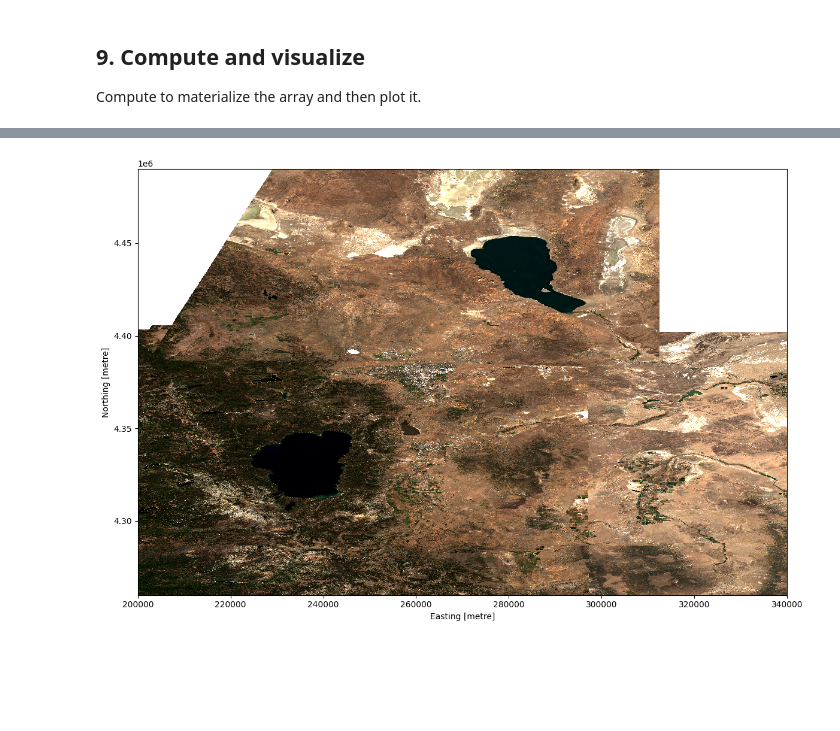
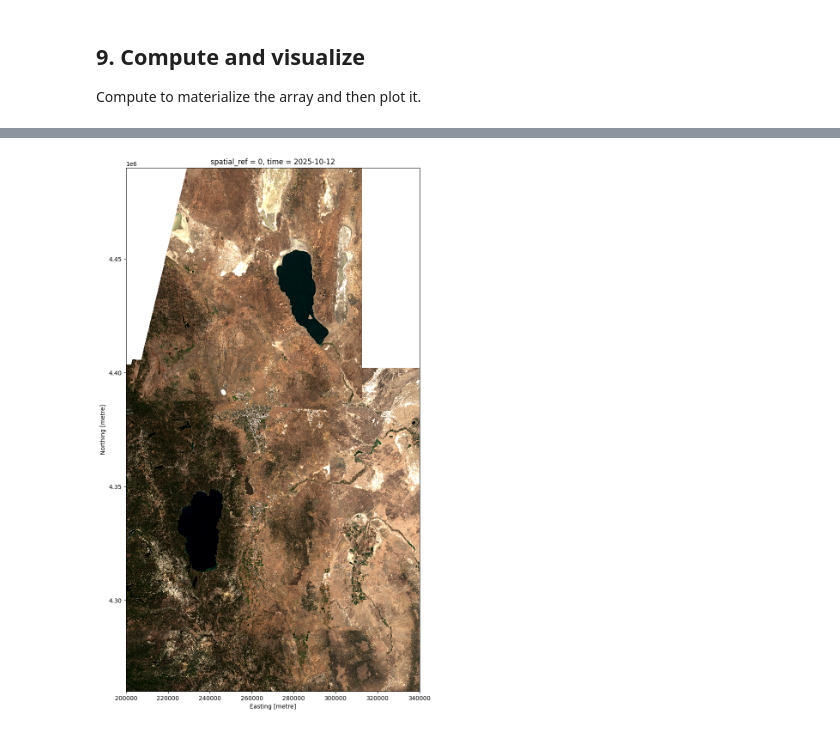
Before and after one commit to developmentseed/lazymerge, a Jupyter notebook: docs/examples/stac_virtualizarr_sentinel.ipynb, the cells around one changed output, grey strips where cells are left out. Saved outputs shown, nothing was run; the diff lists cells and outputs as text; code cells hidden in the pictures; blank space fills up the shorter version.

Commit message:
Add slicing example and fix plot ratios.

```diff
--- a/docs/examples/stac_virtualizarr_sentinel.ipynb
+++ b/docs/examples/stac_virtualizarr_sentinel.ipynb
@@ -470,8 +470,9 @@ Indexes:
     spatial_ref  CRSIndex (crs=EPSG:32611)
 # %%
 da = da.sel(time="2025-10-12")
-da.plot.imshow(rgb="bands", robust=True, figsize=(12, 8))
-plt.title("")
-plt.tight_layout();
+width = 8
+height = width * da.sizes["y"] / da.sizes["x"]
+da.plot.imshow(rgb="bands", robust=True, figsize=(width, height))
+plt.tight_layout()
 # %% [output]
-[figure, old version]
+[figure, new version]
```
Also changed, not shown: parts of 3 cells of this notebook, 1 other file.
